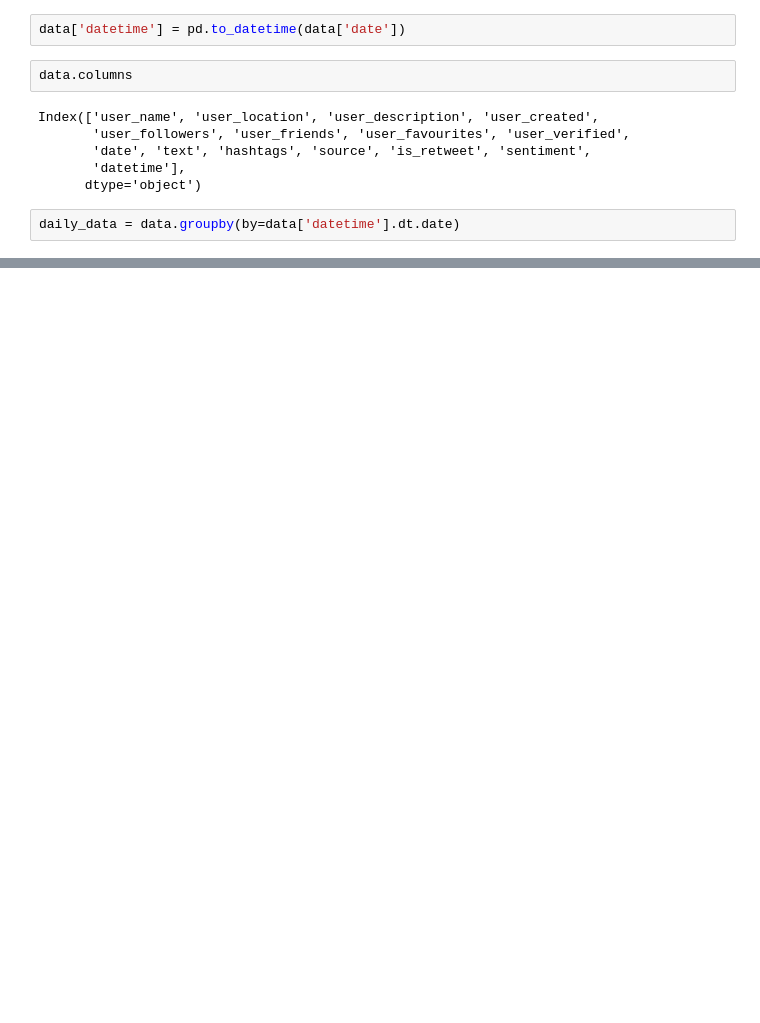
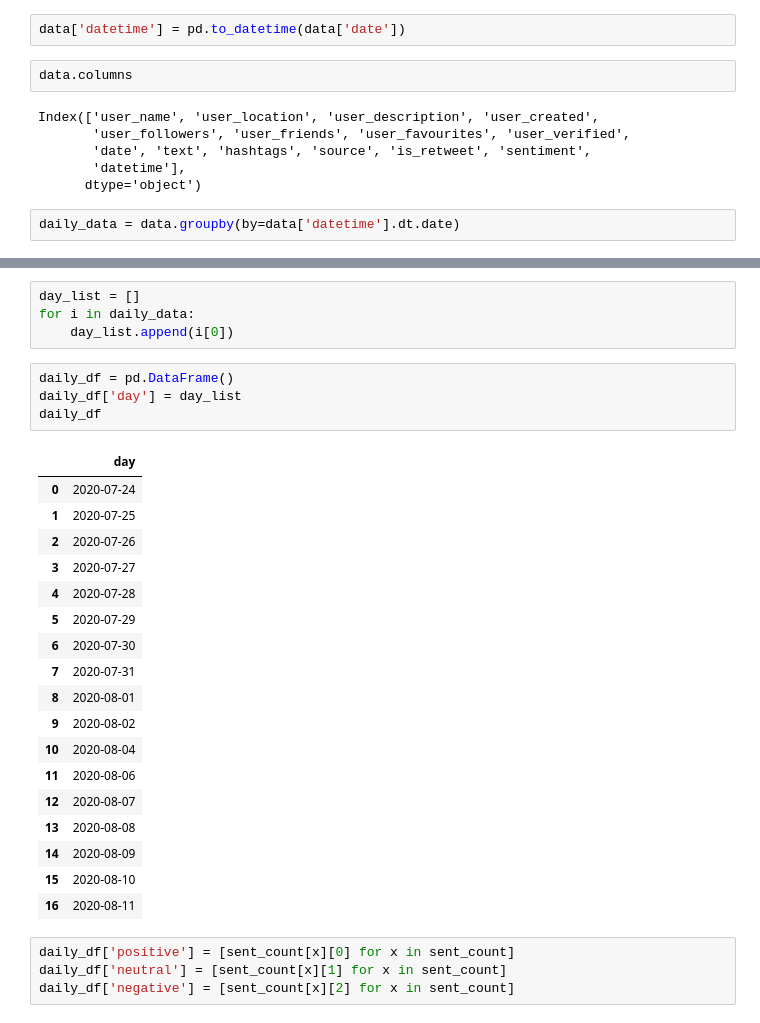
Before and after one commit to rjc89/Kaggle, a Jupyter notebook: COVID19_Twitter_sentiment/COVID19_Twitter_sentiment.ipynb, the cells around one changed output, grey strips where cells are left out. Saved outputs shown, nothing was run; the diff lists cells and outputs as text; blank space fills up the shorter version.

```diff
--- a/COVID19_Twitter_sentiment/COVID19_Twitter_sentiment.ipynb
+++ b/COVID19_Twitter_sentiment/COVID19_Twitter_sentiment.ipynb
@@ -172,0 +188,31 @@ ValueError: x and y must have same first dimension, but have shapes (1,) and (3,
+# %%
+day_list = []
+for i in daily_data:
+    day_list.append(i[0])
+# %%
+daily_df = pd.DataFrame()
+daily_df['day'] = day_list
+daily_df
+# %% [output]
+|  | day |
+| 0 | 2020-07-24 |
+| 1 | 2020-07-25 |
+| 2 | 2020-07-26 |
+| 3 | 2020-07-27 |
+| 4 | 2020-07-28 |
+| 5 | 2020-07-29 |
+| 6 | 2020-07-30 |
+| 7 | 2020-07-31 |
+| 8 | 2020-08-01 |
+| 9 | 2020-08-02 |
+| 10 | 2020-08-04 |
+| 11 | 2020-08-06 |
+| 12 | 2020-08-07 |
+| 13 | 2020-08-08 |
+| 14 | 2020-08-09 |
+| 15 | 2020-08-10 |
+| 16 | 2020-08-11 |
+# %%
+daily_df['positive'] = [sent_count[x][0] for x in sent_count]
+daily_df['neutral'] = [sent_count[x][1] for x in sent_count]
+daily_df['negative'] = [sent_count[x][2] for x in sent_count]
```
Also changed, not shown: parts of 12 cells of this notebook.
